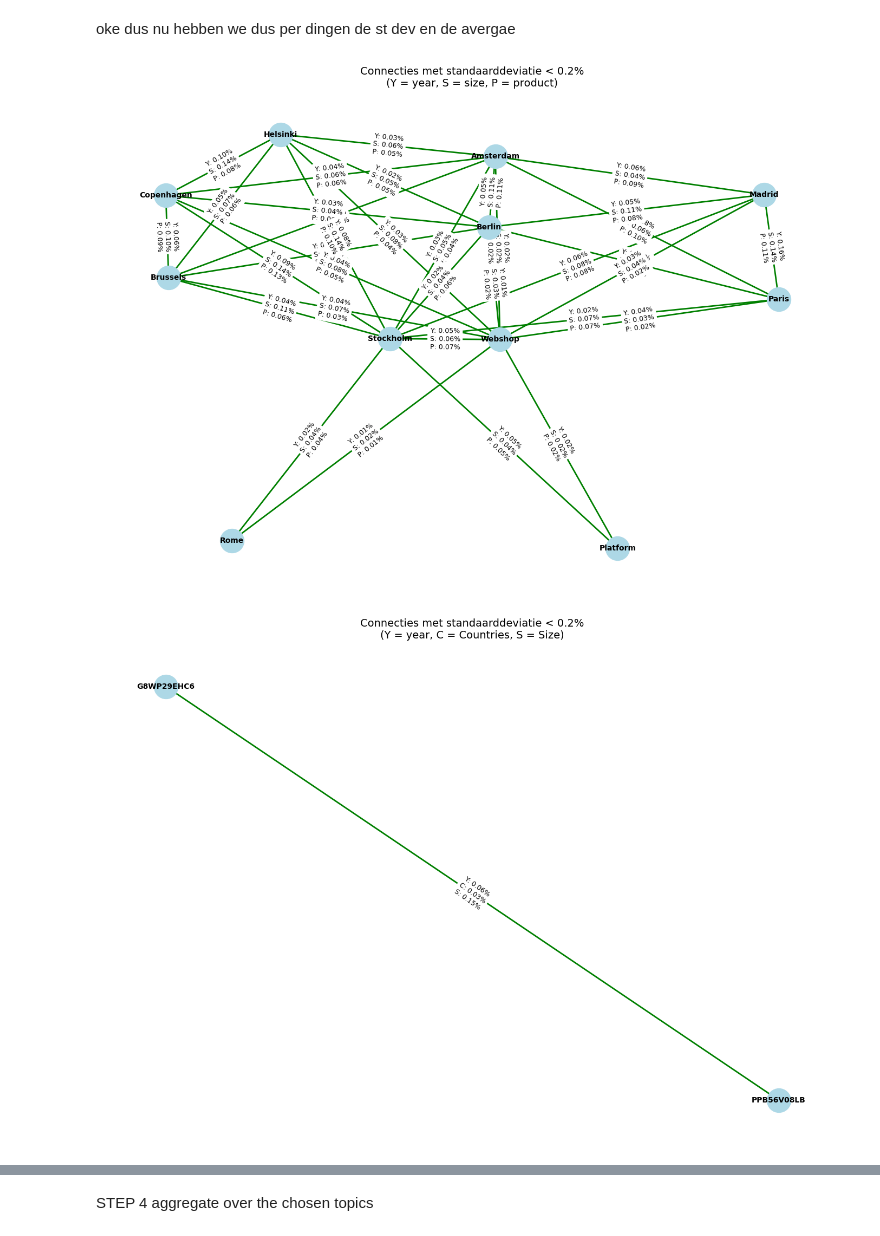
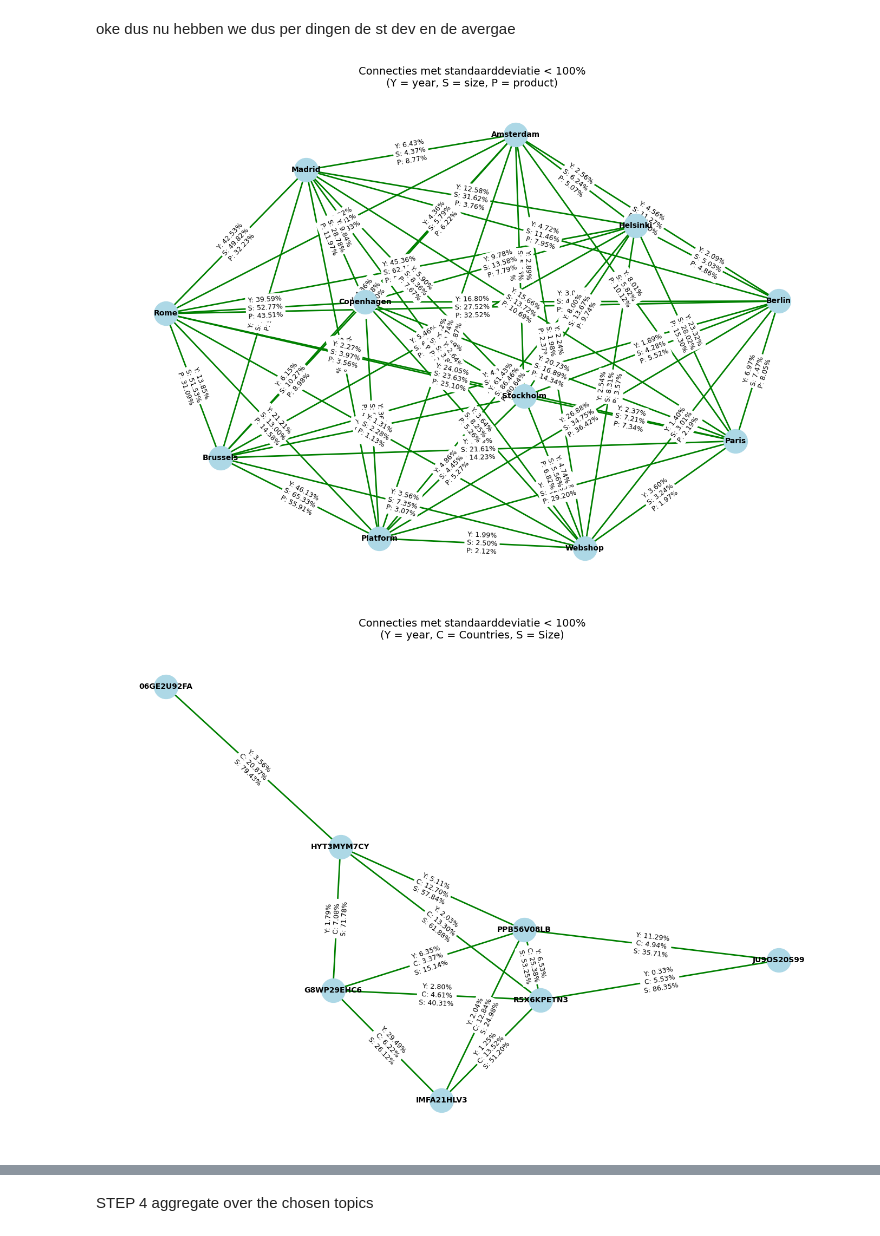
Before and after one commit to biekeleenknegt/SCM_GW, a Jupyter notebook: FULL_CODE.ipynb, the cells around one changed output, grey strips where cells are left out. Saved outputs shown, nothing was run; the diff lists cells and outputs as text; code cells hidden in the pictures.

```diff
--- a/FULL_CODE.ipynb
+++ b/FULL_CODE.ipynb
@@ -12,3 +6,24 @@ YOUR_PERSONAL_PATH = "/Users/biekeleenknegt/Documents/Github/SCM_GW" #pas dit hi
+# %%
+
+#HIER DE PARAMETERS INSTELLEN
+
+#VOOR DE MERGING
+    # === 2. Thresholds apart instellen ===
+std_dev_threshold_size = 1
+std_dev_threshold_product = 1
+std_dev_threshold_channel = 1
+distance_threshold_channel = 20000000  # <<< max afstand in kilometers
+
+    # === 3. Full Connection optie ===
+full_connection = True  # <<< ZET OP False als je GEEN volledige onderlinge verbindingen wilt
+
+# dit is voor de visualisatie staat nu op hetzelfde als de merge tresholds
+std_dev_threshold_product_network_visualisation = std_dev_threshold_product  # hier kun je mee spelen
+std_dev_threshold_channel_network_visualisation=std_dev_threshold_channel
+std_dev_threshold_size_network_visualisation=std_dev_threshold_size
+
+
+YOUR_PERSONAL_PATH = "/Users/biekeleenknegt/Documents/Github/SCM_GW" #pas dit hier aan!!!!!
 # %%
 # step 2 data aggregation analysis DIT MOET JE 3 KEER DOEN DUS DE ITEM RESEARCHED TELKENS AANPASSEN
 # %%
@@ -397,38 +412,38 @@ edges = []
 edge_labels = {}
 for _, row in filtered_channel.iterrows():
     loc1, loc2 = row.iloc[0].split(" vs ")
     edges.append((loc1, loc2))
     label = (
-        f"Y: {row['Years_StdDev']:.2f}%\n"
-        f"S: {row['Products_StdDev']:.2f}%\n"
-        f"P: {row['Sizes_StdDev']:.2f}%"
+        f"Y: {row['Years_StdDev']*100:.2f}%\n"
+        f"S: {row['Products_StdDev']*100:.2f}%\n"
+        f"P: {row['Sizes_StdDev']*100:.2f}%"
 
     )
     edge_labels[(loc1, loc2)] = label
 
 # Unieke locaties
 nodes = sorted(set([loc for edge in edges for loc in edge]))
 
 # === Graaf tekenen ===
 G = nx.Graph()
 G.add_nodes_from(nodes)
 G.add_edges_from(edges)
 
 plt.figure(figsize=(14, 10))
 pos = nx.spring_layout(G, seed=42)
 nx.draw_networkx_nodes(G, pos, node_color='lightblue', node_size=1000)
 nx.draw_networkx_edges(G, pos, edge_color='green', width=2)
 nx.draw_networkx_labels(G, pos, font_size=10, font_weight='bold')
 
 # Teken standaarddeviaties op de lijnen
 nx.draw_networkx_edge_labels(G, pos, edge_labels=edge_labels, font_size=9)
 
-plt.title(f"Connecties met standaarddeviatie < {std_dev_threshold_channel_network_visualisation}%\n(Y = year, S = size, P = product)", fontsize=14)
+plt.title(f"Connecties met standaarddeviatie < {std_dev_threshold_channel_network_visualisation*100}%\n(Y = year, S = size, P = product)", fontsize=14)
 plt.axis('off')
 plt.tight_layout()
 plt.show()
 # %% [output]
-[figure, old version]
+[figure, new version]
 # %%
 import pandas as pd
 import matplotlib.pyplot as plt
@@ -459,9 +474,9 @@ for _, row in filtered_product.iterrows():
     loc1, loc2 = row.iloc[0].split(" vs ")
     edges.append((loc1, loc2))
     label = (
-        f"Y: {row['Years_StdDev']:.2f}%\n"
-        f"C: {row['Countries_StdDev']:.2f}%\n"
-        f"S: {row['Sizes_StdDev']:.2f}%"
+        f"Y: {row['Years_StdDev']*100:.2f}%\n"
+        f"C: {row['Countries_StdDev']*100:.2f}%\n"
+        f"S: {row['Sizes_StdDev']*100:.2f}%"
 
     )
     edge_labels[(loc1, loc2)] = label
@@ -483,12 +498,12 @@ nx.draw_networkx_labels(G, pos, font_size=10, font_weight='bold')
 # Teken standaarddeviaties op de lijnen
 nx.draw_networkx_edge_labels(G, pos, edge_labels=edge_labels, font_size=9)
 
-plt.title(f"Connecties met standaarddeviatie < {std_dev_threshold_product_network_visualisation}%\n(Y = year, C = Countries, S = Size)", fontsize=14)
+plt.title(f"Connecties met standaarddeviatie < {std_dev_threshold_product_network_visualisation*100}%\n(Y = year, C = Countries, S = Size)", fontsize=14)
 plt.axis('off')
 plt.tight_layout()
 plt.show()
 # %% [output]
-[figure, old version]
+[figure, new version]
 # %%
 import pandas as pd
 import matplotlib.pyplot as plt
```
Also changed, not shown: parts of 9 cells of this notebook, 16 other files.
